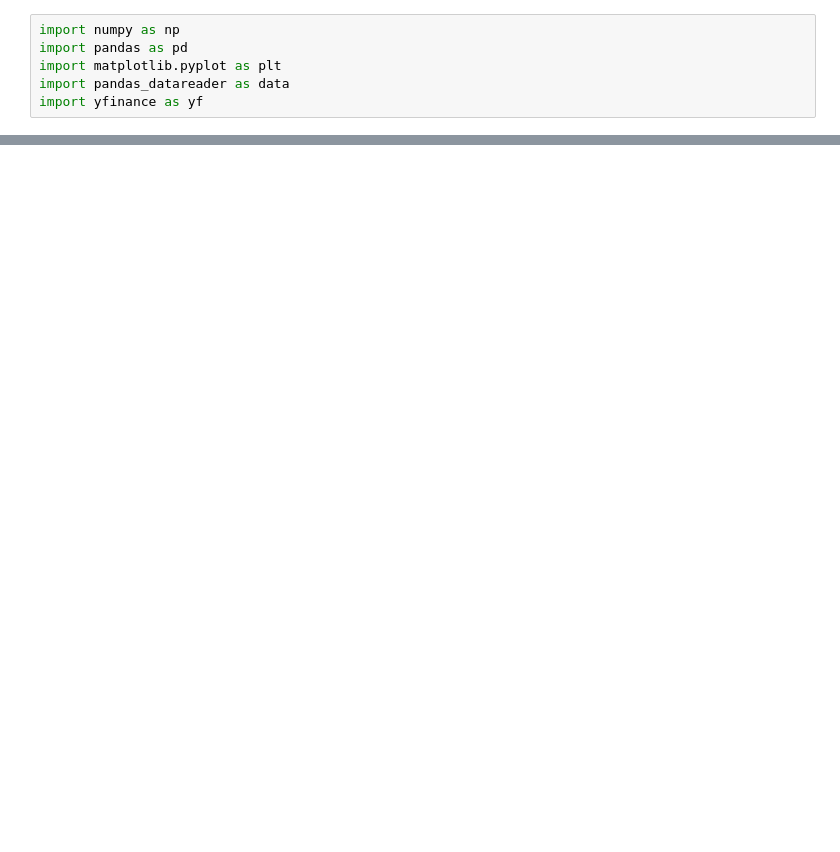
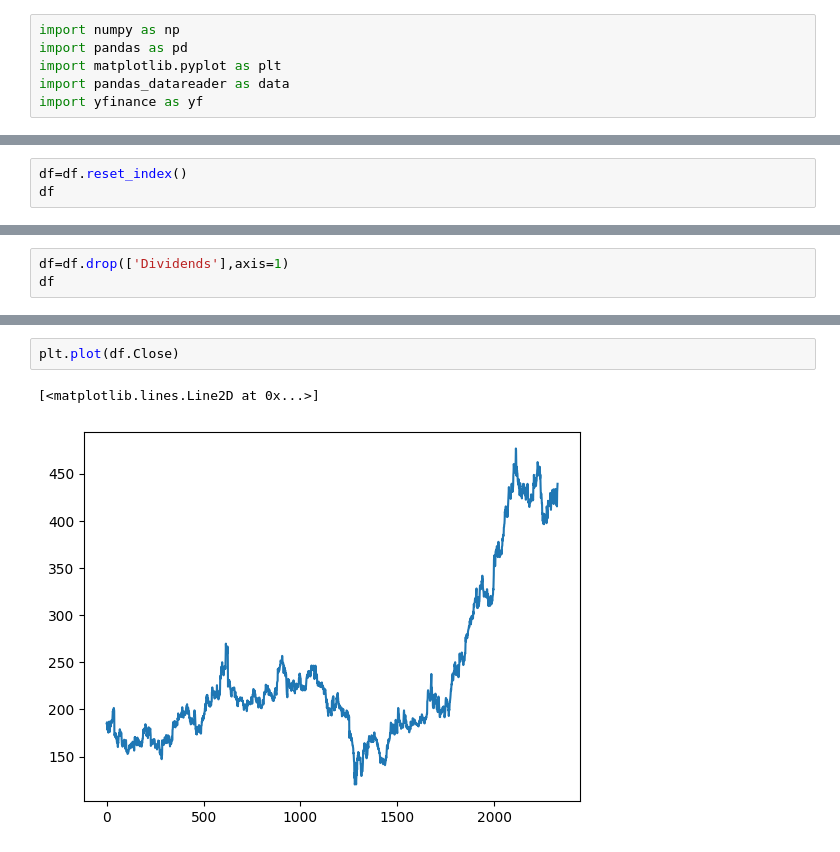
Before and after one commit to Poojitha2213/Visualizing-and-forecasting-of-Stocks, a Jupyter notebook: miniProject1.ipynb, the cells around one changed output, grey strips where cells are left out. Saved outputs shown, nothing was run; the diff lists cells and outputs as text; blank space fills up the shorter version.

```diff
--- a/miniProject1.ipynb
+++ b/miniProject1.ipynb
@@ -36,0 +47,3 @@ df
+# %%
+df=df.reset_index()
+df
@@ -36,0 +64,3 @@ df
+# %%
+df=df.drop(['Dividends'],axis=1)
+df
@@ -36,0 +81,5 @@ df
+# %%
+plt.plot(df.Close)
+# %% [output]
+[<matplotlib.lines.Line2D at 0x...>]
+[figure, added]
```
Also changed, not shown: parts of 39 cells of this notebook, 3 other files.
